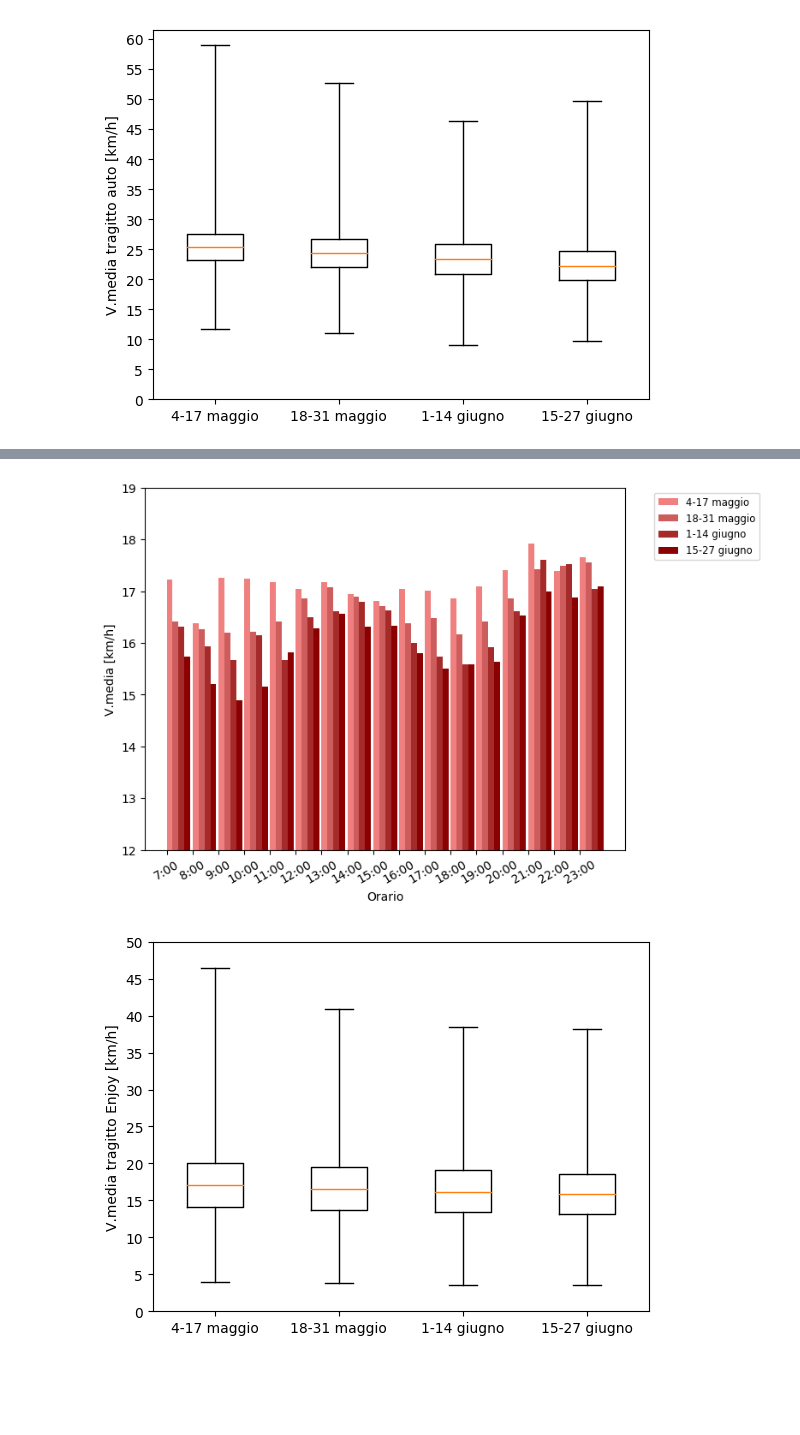
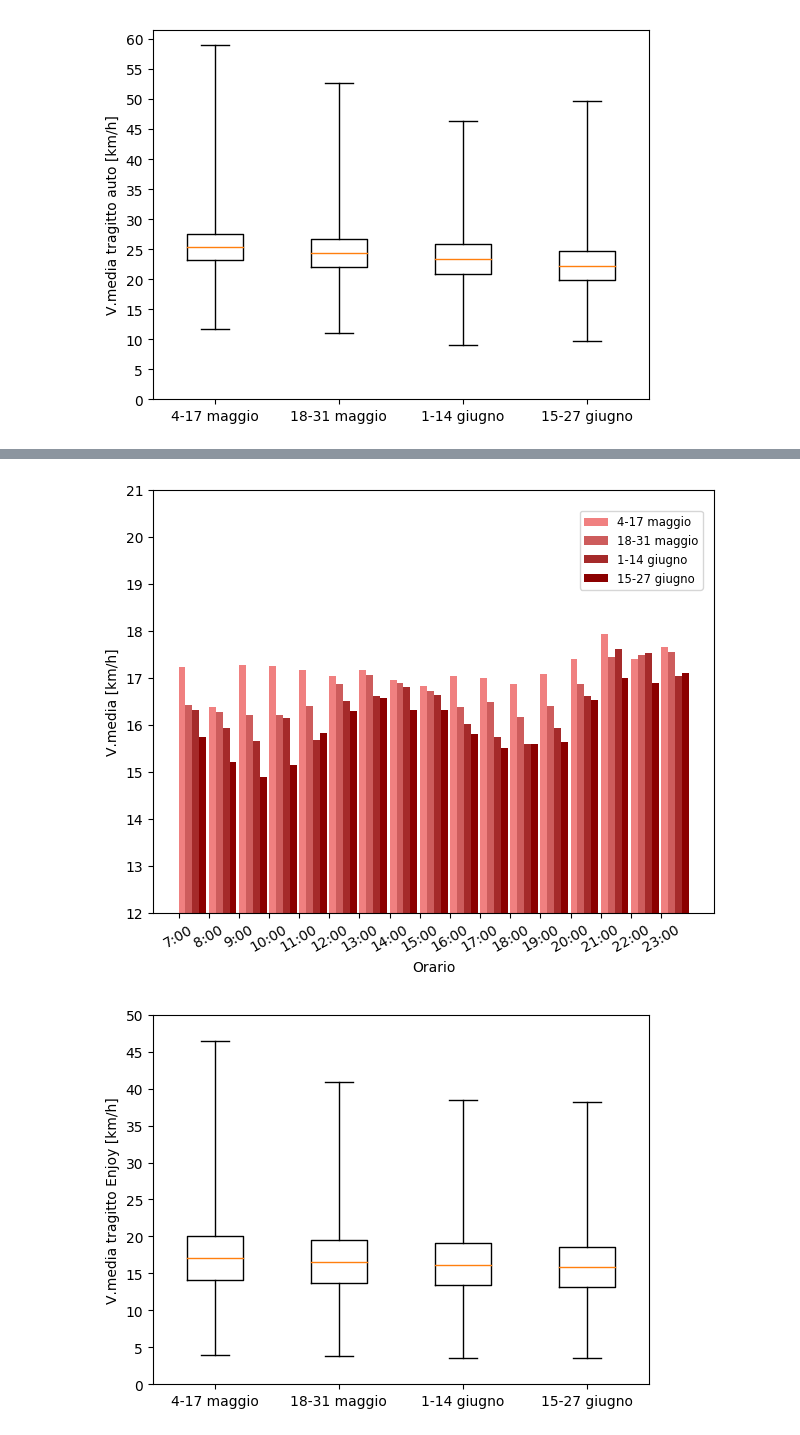
Before and after one commit to mmastrapasqua7/kowalskianalysis, a Jupyter notebook: jupyter/2_VariazioneVelocitaMediaOraria.ipynb, the cells around one changed output, grey strips where cells are left out. Saved outputs shown, nothing was run; the diff lists cells and outputs as text; code cells hidden in the pictures; blank space fills up the shorter version.

```diff
--- a/jupyter/2_VariazioneVelocitaMediaOraria.ipynb
+++ b/jupyter/2_VariazioneVelocitaMediaOraria.ipynb
@@ -327,34 +307,34 @@ plt.show()
 # %%
 tw12 = vmedia_giorno(tragitti[(tragitti['Month'] == 5) & tragitti['Day'].between(4, 17)], 'Enjoy')
 tw34 = vmedia_giorno(tragitti[(tragitti['Month'] == 5) & tragitti['Day'].between(18, 31)], 'Enjoy')
 tw56 = vmedia_giorno(tragitti[(tragitti['Month'] == 6) & tragitti['Day'].between(1, 14)], 'Enjoy')
 tw78 = vmedia_giorno(tragitti[(tragitti['Month'] == 6) & tragitti['Day'].between(15, 27)], 'Enjoy')
 
 ind = np.arange(len(tw12))
 width = 0.23  # the width of the bars
 
 fig, ax = plt.subplots()
 rects1 = ax.bar(ind, tw12, width, label='4-17 maggio', color='lightcoral', align='edge')
 rects2 = ax.bar(ind + width, tw34, width, label='18-31 maggio',  color='indianred', align='edge')
 rects1 = ax.bar(ind + width * 2, tw56, width, label='1-14 giugno', color='brown', align='edge')
 rects2 = ax.bar(ind + width * 3, tw78, width, label='15-27 giugno',  color='darkred', align='edge')
 
 fig.tight_layout()
 
 ax.set_xticks(ind)
 ax.set_xticklabels(myindex)
 
 plt.xlabel('Orario')
 plt.ylabel('V.media [km/h]')
-plt.legend(bbox_to_anchor=(1.05, 1), loc='upper left', fontsize='small')
+plt.legend(bbox_to_anchor=(0.75, 0.75), loc='lower left', fontsize='small')
 
 plt.yticks(range(0, 29, 1))
 plt.setp(ax.get_xticklabels(), rotation=30)
-plt.ylim((12, 19))
+plt.ylim((12, 21))
 
 plt.show()
 # %% [output]
-[figure, old version]
+[figure, new version]
 # %%
 iota = tragitti[(tragitti['Month'] == 5) & tragitti['Day'].between(4, 17)]
 a = ((iota[distance_param] * 60.) / iota['Enjoy']).tolist()
```
Also changed, not shown: parts of 11 cells of this notebook, 17 other files.
